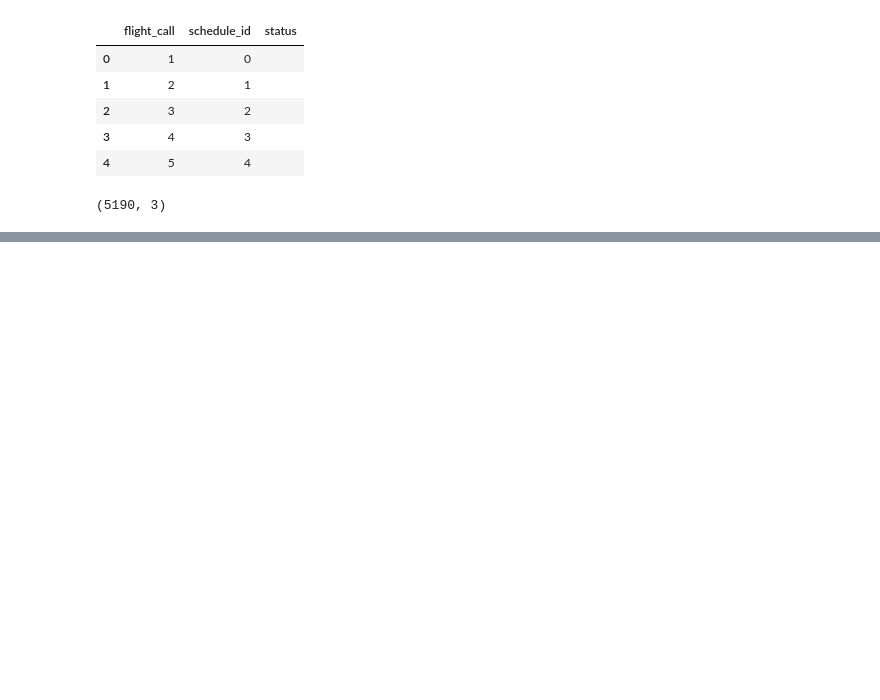
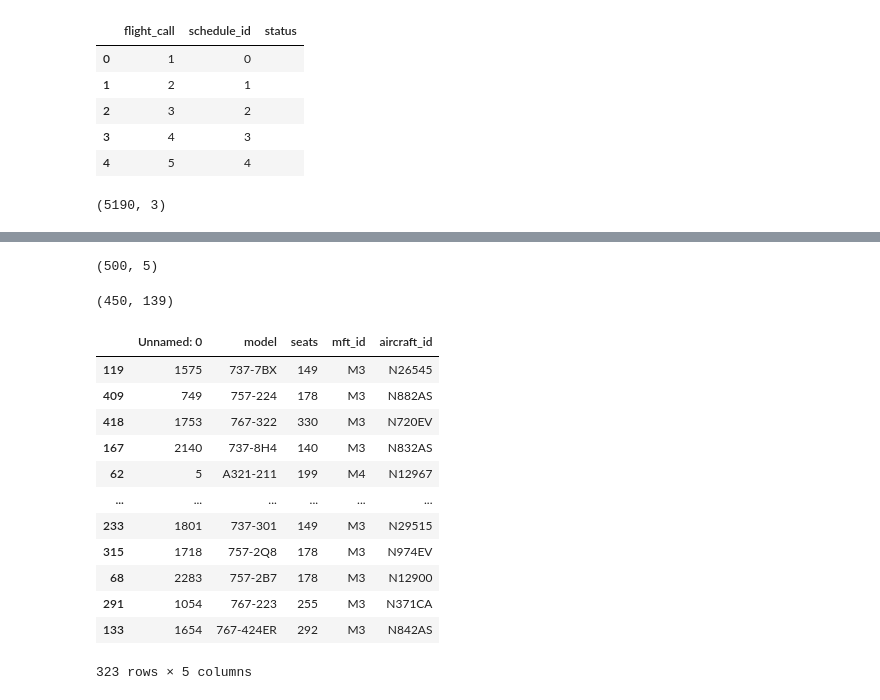
Before and after one commit to noviljohnson/FT_SQL, a Jupyter notebook: Airline_reservation/schedulie_airline.ipynb, the cells around one changed output, grey strips where cells are left out. Saved outputs shown, nothing was run; the diff lists cells and outputs as text; code cells hidden in the pictures; blank space fills up the shorter version.

```diff
--- a/Airline_reservation/schedulie_airline.ipynb
+++ b/Airline_reservation/schedulie_airline.ipynb
@@ -40,0 +301,3 @@ for i in range(1,24):
+# %%
+temp_airc = pd.read_csv("C:/Users/miles.MILE-BL-4766-LA.000/Documents/FT/airline_data/tbl_aircraft.csv")
+temp_airc.head()
@@ -40,0 +311,9 @@ for i in range(1,24):
+# %%
+temp_airc.shape
+# %% [output]
+(500, 5)
+# %%
+temp_airc_323 = temp_airc.sample(323)
+temp_airc_323['seats'].max(),temp_airc_323['seats'].min()
+# %% [output]
+(450, 139)
@@ -40,0 +322,18 @@ for i in range(1,24):
+# %%
+temp_airc_323['aircraft_id'] = flight_aircraft['TAIL_NUMBER'].unique()
+# %%
+temp_airc_323
+# %% [output]
+|  | Unnamed: 0 | model | seats | mft_id | aircraft_id |
+| 119 | 1575 | 737-7BX | 149 | M3 | N26545 |
+| 409 | 749 | 757-224 | 178 | M3 | N882AS |
+| 418 | 1753 | 767-322 | 330 | M3 | N720EV |
+| 167 | 2140 | 737-8H4 | 140 | M3 | N832AS |
+| 62 | 5 | A321-211 | 199 | M4 | N12967 |
+| ... | ... | ... | ... | ... | ... |
+| 233 | 1801 | 737-301 | 149 | M3 | N29515 |
+| 315 | 1718 | 757-2Q8 | 178 | M3 | N974EV |
+| 68 | 2283 | 757-2B7 | 178 | M3 | N12900 |
+| 291 | 1054 | 767-223 | 255 | M3 | N371CA |
+| 133 | 1654 | 767-424ER | 292 | M3 | N842AS |
+323 rows × 5 columns
```
Also changed, not shown: parts of 67 cells of this notebook, 2 other files.
